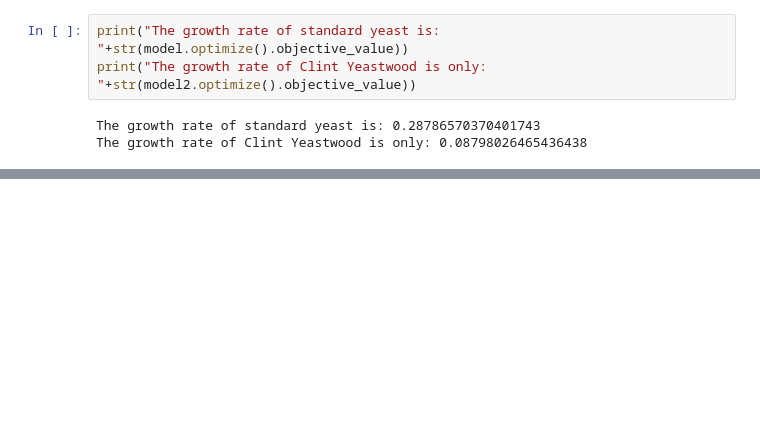
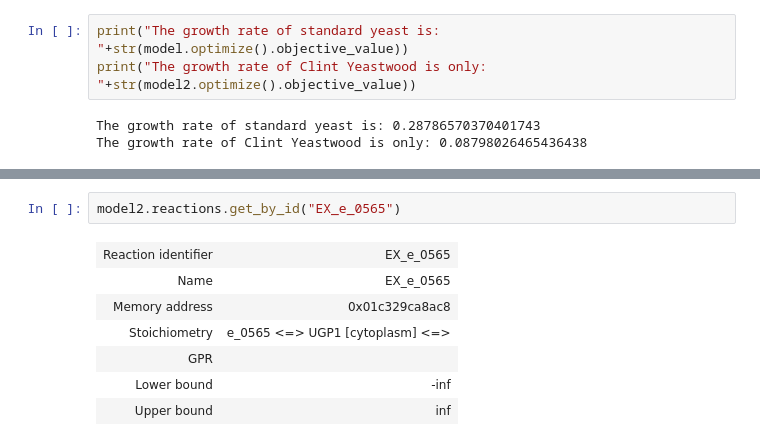
Before and after one commit to 27410/group-assignment-2021-group_10_rhb_cerevisiae, a Jupyter notebook: Analysis/model.ipynb, the cells around one changed output, grey strips where cells are left out. Drawn from its saved outputs; the diff is of its cells as text; blank space fills up the shorter version.

```diff
--- a/Analysis/model.ipynb
+++ b/Analysis/model.ipynb
@@ -195,0 +284,10 @@ model2.reactions.get_by_id(sort_fluxes(reaction_fluxes2)[0]) # reaction_with_lar
+# %%
+model2.reactions.get_by_id("EX_e_0565")
+# %% [output]
+| Reaction identifier | EX_e_0565 |
+| Name | EX_e_0565 |
+| Memory address | 0x01c329ca8ac8 |
+| Stoichiometry | e_0565 <=> UGP1 [cytoplasm] <=> |
+| GPR |  |
+| Lower bound | -inf |
+| Upper bound | inf |
```
Also changed, not shown: parts of 30 cells of this notebook, 2 other files.
